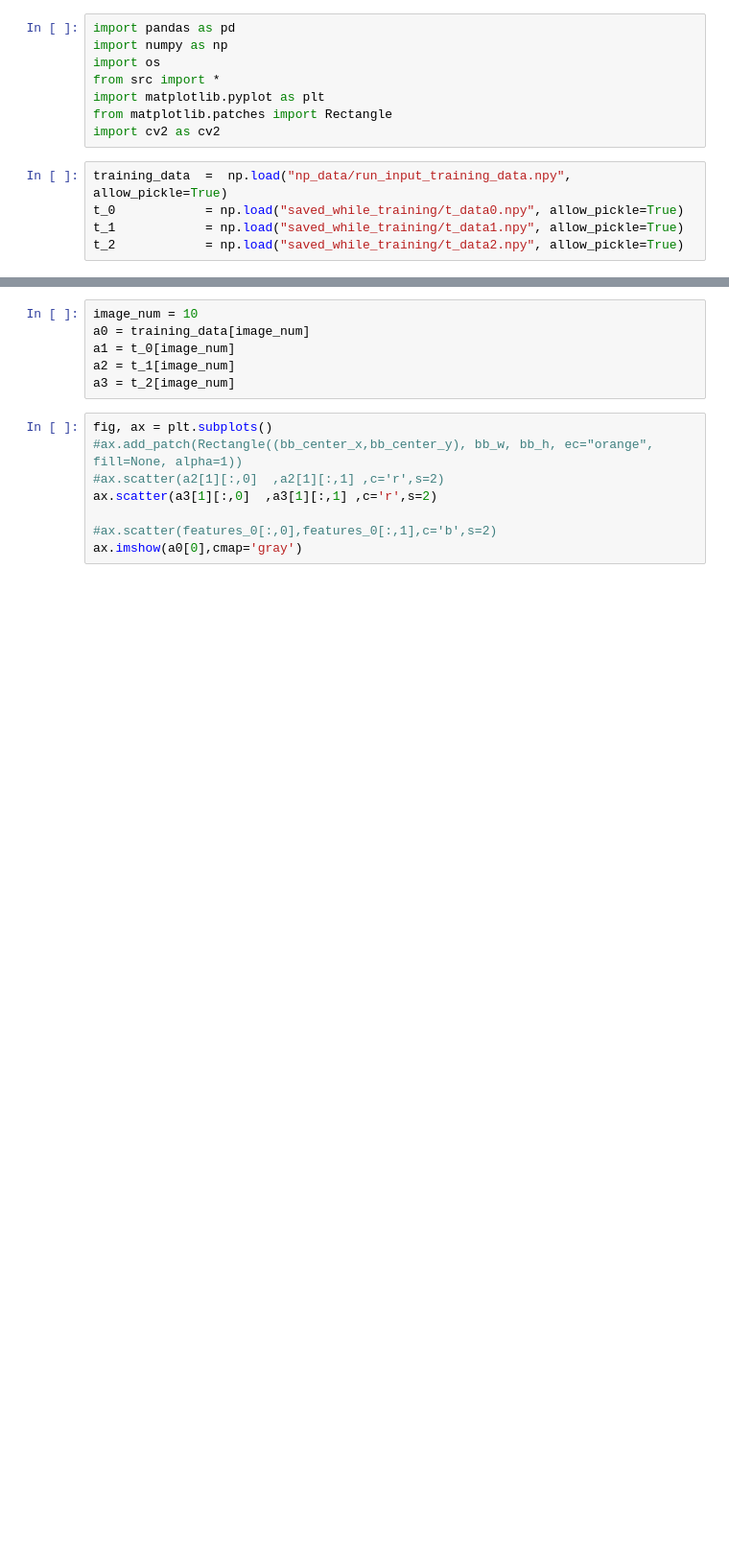
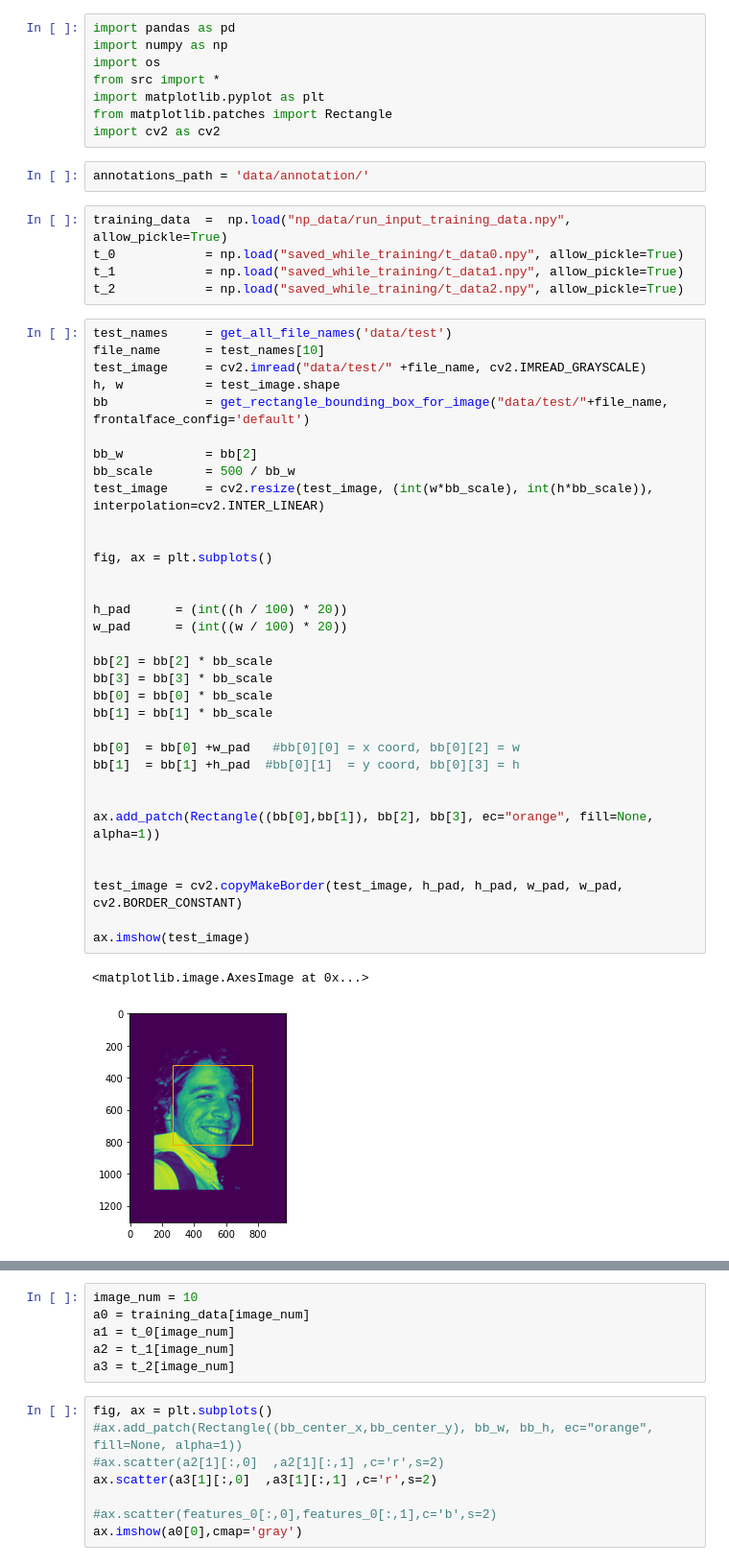
Before and after one commit to HejSumin/face_alignment, a Jupyter notebook: Predicting.ipynb, the cells around one changed output, grey strips where cells are left out. Shown: that part at 96% size. Drawn from its saved outputs; the diff is of its cells as text; blank space fills up the shorter version.

```diff
--- a/Predicting.ipynb
+++ b/Predicting.ipynb
@@ -6,8 +6,46 @@ from src import *
 import matplotlib.pyplot as plt
 from matplotlib.patches import Rectangle
 import cv2 as cv2
+# %%
+annotations_path = 'data/annotation/'
 # %%
 training_data  =  np.load("np_data/run_input_training_data.npy", allow_pickle=True)
 t_0            = np.load("saved_while_training/t_data0.npy", allow_pickle=True)
 t_1            = np.load("saved_while_training/t_data1.npy", allow_pickle=True)
 t_2            = np.load("saved_while_training/t_data2.npy", allow_pickle=True)
+# %%
+test_names     = get_all_file_names('data/test')
+file_name      = test_names[10]
+test_image     = cv2.imread("data/test/" +file_name, cv2.IMREAD_GRAYSCALE)
+h, w           = test_image.shape
+bb             = get_rectangle_bounding_box_for_image("data/test/"+file_name, frontalface_config='default')
+
+bb_w           = bb[2]
+bb_scale       = 500 / bb_w
+test_image     = cv2.resize(test_image, (int(w*bb_scale), int(h*bb_scale)), interpolation=cv2.INTER_LINEAR)
+
+
+fig, ax = plt.subplots()
+
+
+h_pad      = (int((h / 100) * 20))
+w_pad      = (int((w / 100) * 20))
+
+bb[2] = bb[2] * bb_scale
+bb[3] = bb[3] * bb_scale
+bb[0] = bb[0] * bb_scale
+bb[1] = bb[1] * bb_scale
+
+bb[0]  = bb[0] +w_pad   #bb[0][0] = x coord, bb[0][2] = w
+bb[1]  = bb[1] +h_pad  #bb[0][1]  = y coord, bb[0][3] = h
+
+
+ax.add_patch(Rectangle((bb[0],bb[1]), bb[2], bb[3], ec="orange", fill=None, alpha=1))
+
+
+test_image = cv2.copyMakeBorder(test_image, h_pad, h_pad, w_pad, w_pad, cv2.BORDER_CONSTANT)
+
+ax.imshow(test_image)
+# %% [output]
+<matplotlib.image.AxesImage at 0x...>
+[figure, added]
```
Also changed, not shown: parts of 28 cells of this notebook, 1 other file.
